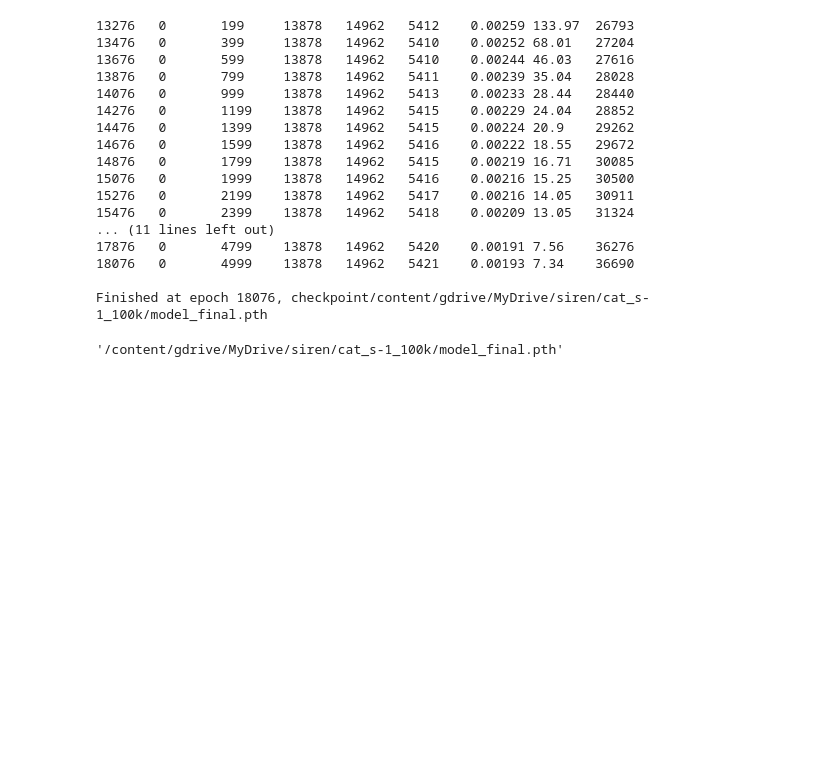
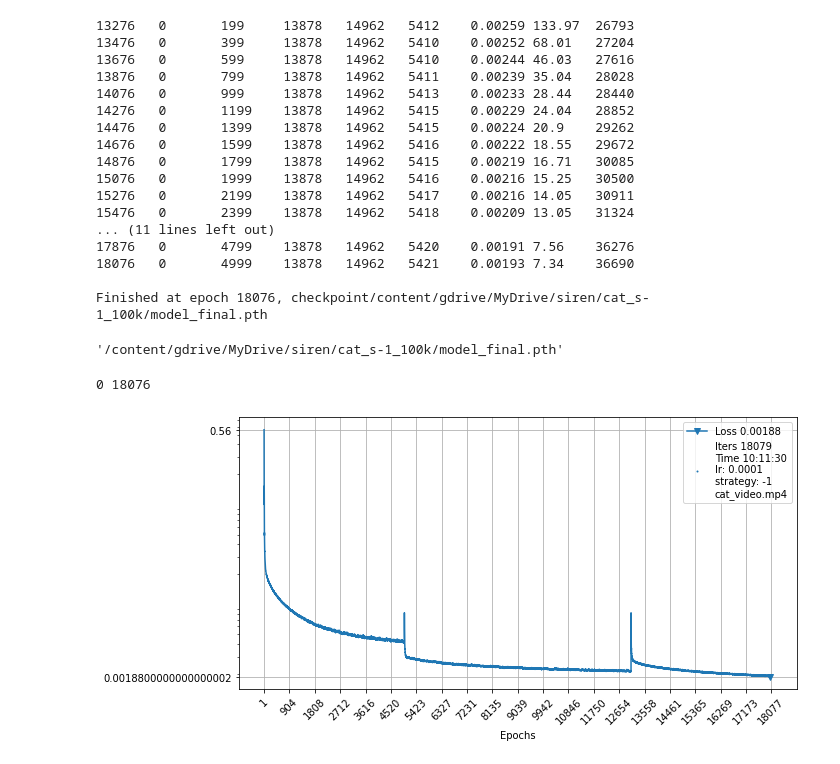
Before and after one commit to xvdp/siren, a Jupyter notebook: siren_video.ipynb, the cells around one changed output. Saved outputs shown, nothing was run; the diff lists cells and outputs as text; code cells hidden in the pictures; blank space fills up the shorter version.

Commit message:
added loss graph

```diff
--- a/siren_video.ipynb
+++ b/siren_video.ipynb
@@ -450,3 +462,10 @@ To keep the current behavior, use torch.div(a, b, rounding_mode='trunc'), or for
 
 Finished at epoch 18076, checkpoint/content/gdrive/MyDrive/siren/cat_s-1_100k/model_final.pth
 '/content/gdrive/MyDrive/siren/cat_s-1_100k/model_final.pth'
+# %%
+import x_log
+logfile = osp.join(opt.logging_root, opt.experiment_name, "train.csv")
+x_log.plotlog(logfile, ylog=True)
+# %% [output]
+0 18076
+[figure, added]
```
Also changed, not shown: parts of 4 cells of this notebook.
